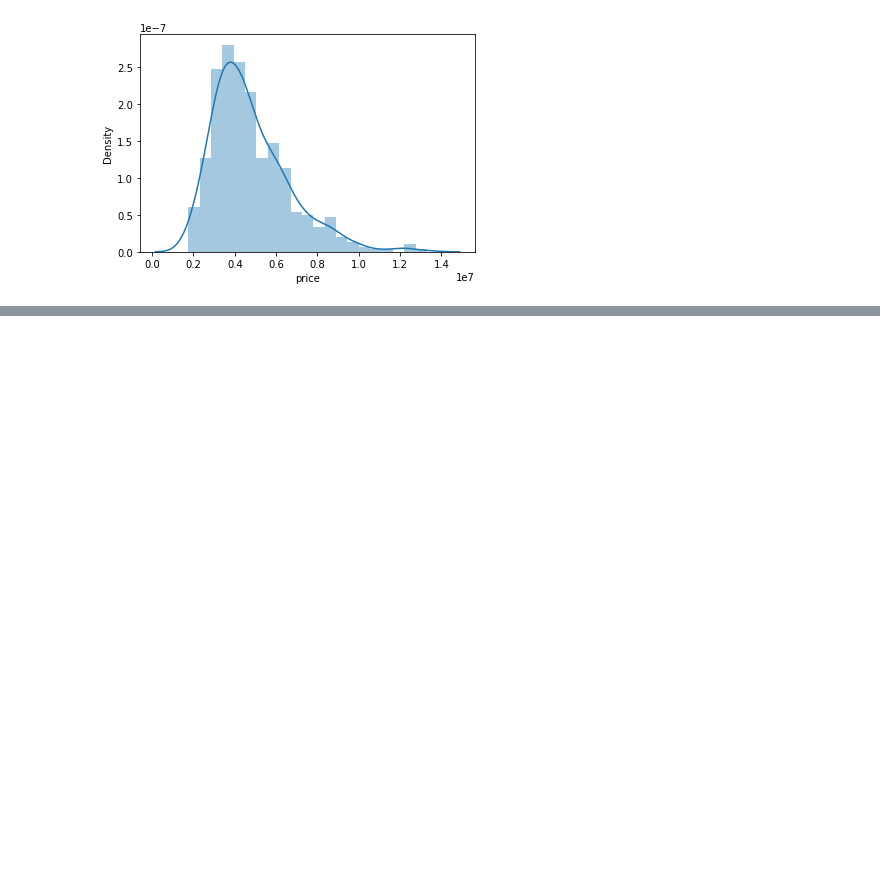
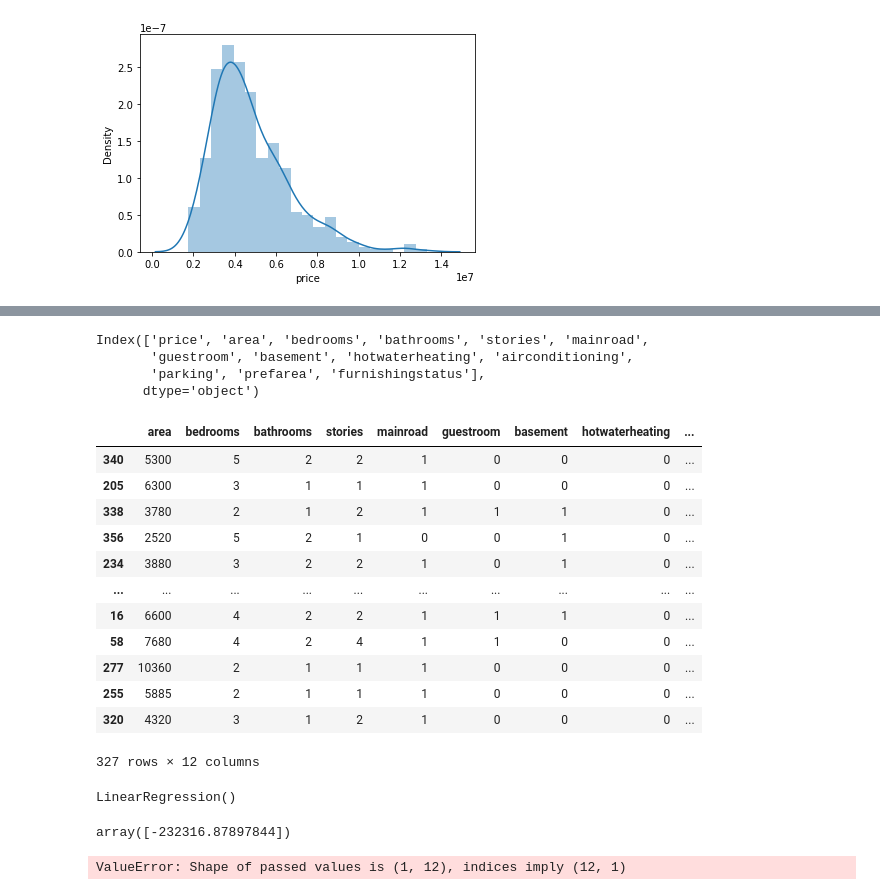
Before and after one commit to babiswas/pandasrepo, a Jupyter notebook: Housing.ipynb, the cells around one changed output, grey strips where cells are left out. Drawn from its saved outputs; the diff is of its cells as text; code cells hidden in the pictures; blank space fills up the shorter version.

```diff
--- a/Housing.ipynb
+++ b/Housing.ipynb
@@ -282,0 +284,12 @@ sns.heatmap(df.corr(),annot=True,linewidths=.5)
+# %%
+df.columns
+# %% [output]
+Index(['price', 'area', 'bedrooms', 'bathrooms', 'stories', 'mainroad',
+       'guestroom', 'basement', 'hotwaterheating', 'airconditioning',
+       'parking', 'prefarea', 'furnishingstatus'],
+      dtype='object')
+# %%
+X=df[['area', 'bedrooms', 'bathrooms', 'stories', 'mainroad',
+       'guestroom', 'basement', 'hotwaterheating', 'airconditioning',
+       'parking', 'prefarea', 'furnishingstatus']]
+Y=df[['price']]
@@ -282,0 +298,31 @@ sns.heatmap(df.corr(),annot=True,linewidths=.5)
+# %%
+X_train,X_test,Y_train,Y_test=train_test_split(X,Y,test_size=0.4,random_state=43)
+X_train
+# %% [output]
+|  | area | bedrooms | bathrooms | stories | mainroad | guestroom | basement | hotwaterheating | ... |
+| 340 | 5300 | 5 | 2 | 2 | 1 | 0 | 0 | 0 | ... |
+| 205 | 6300 | 3 | 1 | 1 | 1 | 0 | 0 | 0 | ... |
+| 338 | 3780 | 2 | 1 | 2 | 1 | 1 | 1 | 0 | ... |
+| 356 | 2520 | 5 | 2 | 1 | 0 | 0 | 1 | 0 | ... |
+| 234 | 3880 | 3 | 2 | 2 | 1 | 0 | 1 | 0 | ... |
+| ... | ... | ... | ... | ... | ... | ... | ... | ... | ... |
+| 16 | 6600 | 4 | 2 | 2 | 1 | 1 | 1 | 0 | ... |
+| 58 | 7680 | 4 | 2 | 4 | 1 | 1 | 0 | 0 | ... |
+| 277 | 10360 | 2 | 1 | 1 | 1 | 0 | 0 | 0 | ... |
+| 255 | 5885 | 2 | 1 | 1 | 1 | 0 | 0 | 0 | ... |
+| 320 | 4320 | 3 | 1 | 2 | 1 | 0 | 0 | 0 | ... |
+327 rows × 12 columns
+# %%
+from sklearn.linear_model import LinearRegression
+lm=LinearRegression()
+lm.fit(X_train,Y_train)
+# %% [output]
+LinearRegression()
+# %%
+lm.intercept_
+# %% [output]
+array([-232316.87897844])
+# %%
+cdf=pd.DataFrame(lm.coef_,X.columns,columns=['Coeff'])
+# %% [output]
+ValueError: Shape of passed values is (1, 12), indices imply (12, 1)
```
Also changed, not shown: parts of 5 cells of this notebook.
